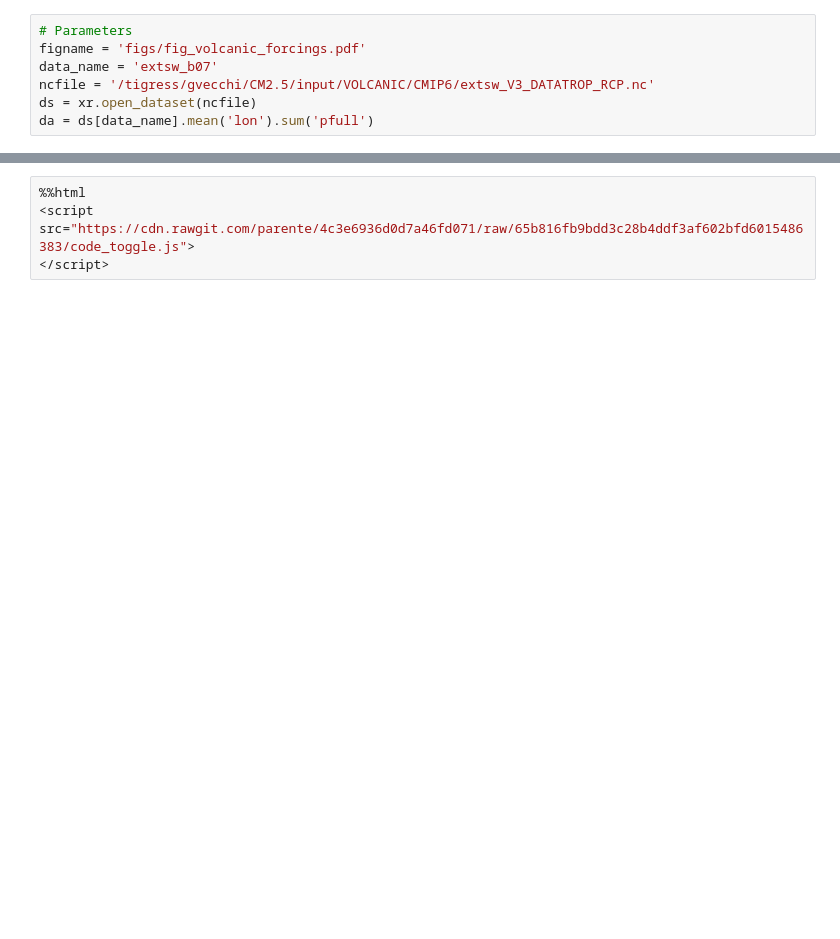
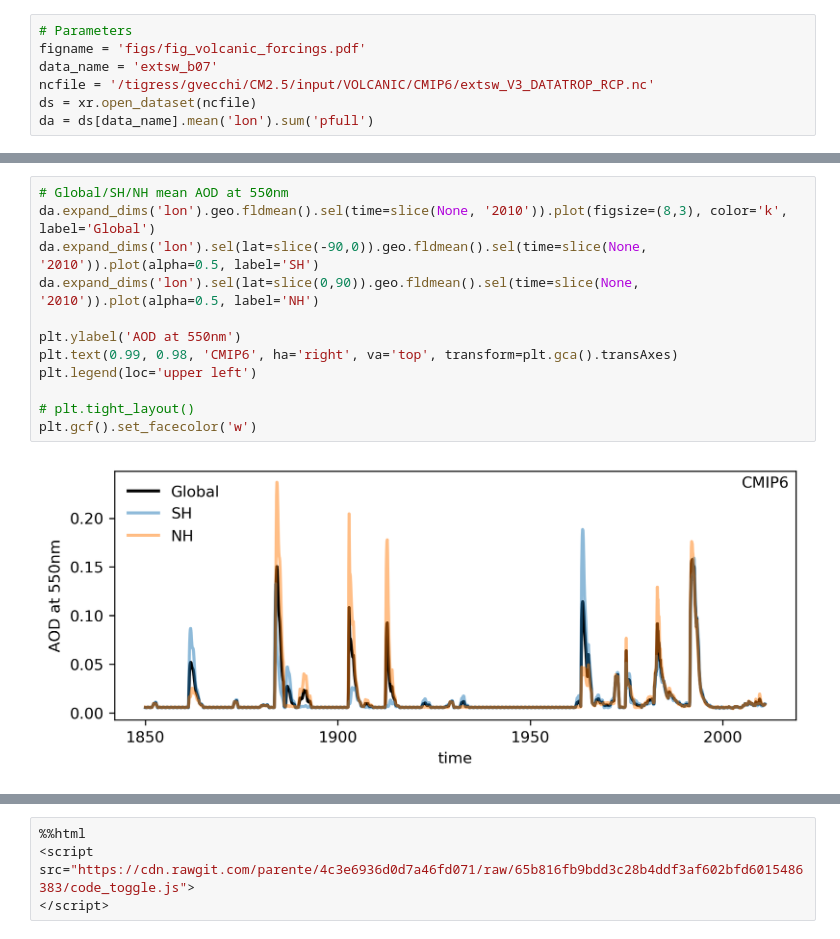
Before and after one commit to wy2136/volcanic_impact, a Jupyter notebook: fig_volcanic_forcings.ipynb, the cells around one changed output, grey strips where cells are left out. Saved outputs shown, nothing was run; the diff lists cells and outputs as text; blank space fills up the shorter version.

```diff
--- a/fig_volcanic_forcings.ipynb
+++ b/fig_volcanic_forcings.ipynb
@@ -367,0 +404,14 @@ plt.tight_layout(rect=(0,0,.9,1))
+# %%
+# Global/SH/NH mean AOD at 550nm
+da.expand_dims('lon').geo.fldmean().sel(time=slice(None, '2010')).plot(figsize=(8,3), color='k', label='Global')
+da.expand_dims('lon').sel(lat=slice(-90,0)).geo.fldmean().sel(time=slice(None, '2010')).plot(alpha=0.5, label='SH')
+da.expand_dims('lon').sel(lat=slice(0,90)).geo.fldmean().sel(time=slice(None, '2010')).plot(alpha=0.5, label='NH')
+
+plt.ylabel('AOD at 550nm')
+plt.text(0.99, 0.98, 'CMIP6', ha='right', va='top', transform=plt.gca().transAxes)
+plt.legend(loc='upper left')
+
+# plt.tight_layout()
+plt.gcf().set_facecolor('w')
+# %% [output]
+[figure, added]
```
Also changed, not shown: parts of 10 cells of this notebook, 6 other files.
